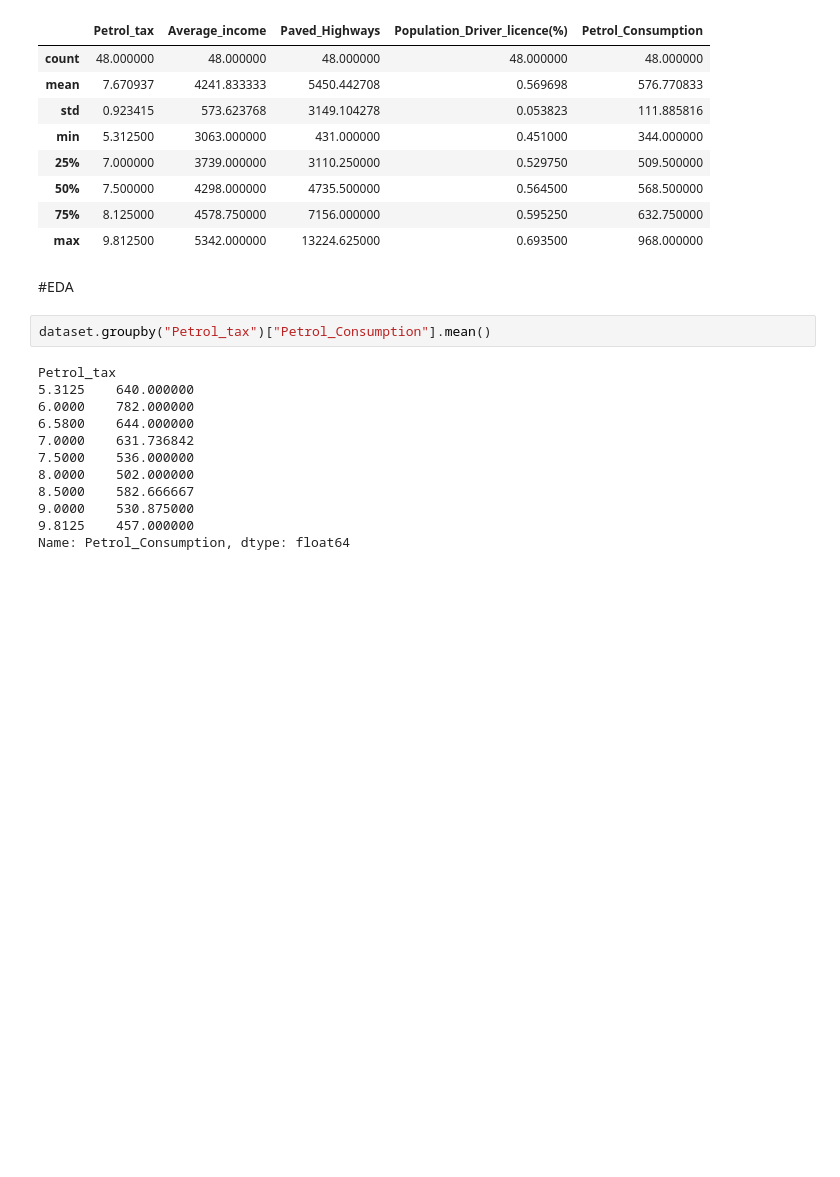
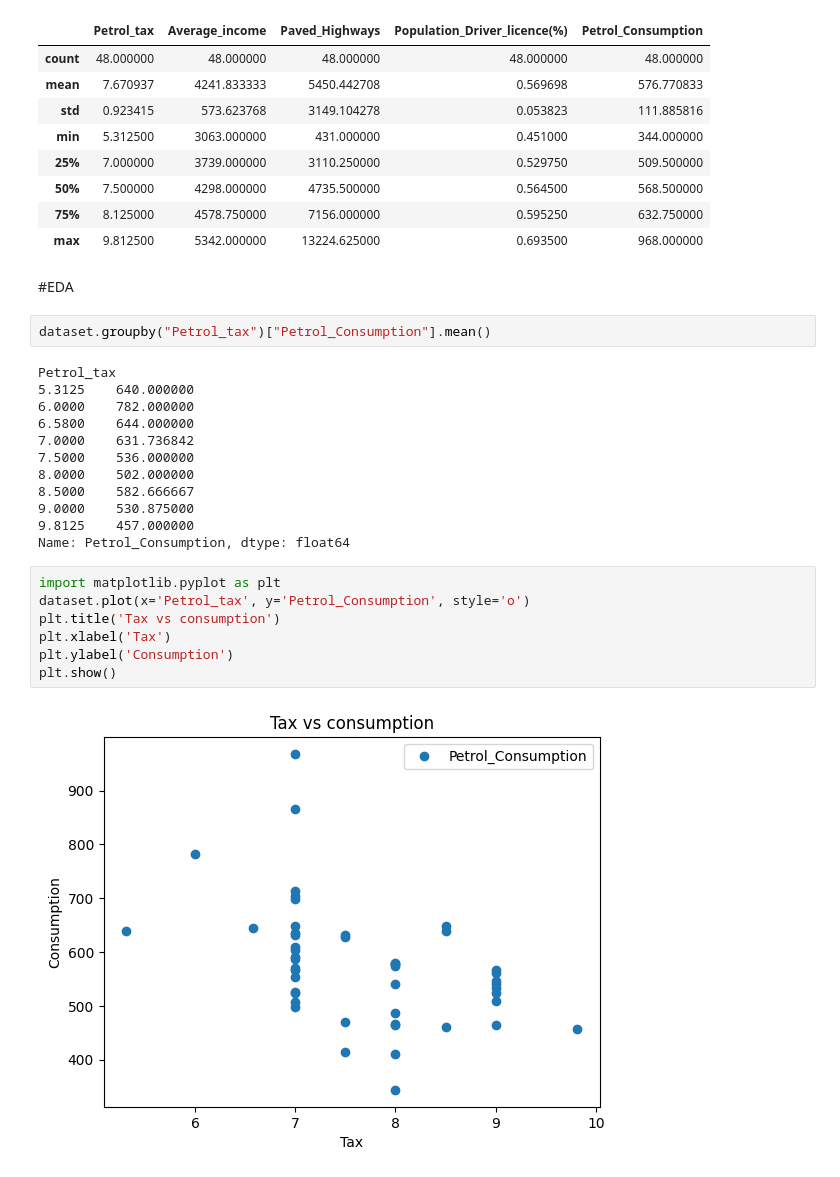
Before and after one commit to Prasanthsrinivas/petrol-consumption, a Jupyter notebook: Petrol_consumption.ipynb, the cells around one changed output. Saved outputs shown, nothing was run; the diff lists cells and outputs as text; blank space fills up the shorter version.

```diff
--- a/Petrol_consumption.ipynb
+++ b/Petrol_consumption.ipynb
@@ -128,3 +128,12 @@ Petrol_tax
 9.0000    530.875000
 9.8125    457.000000
 Name: Petrol_Consumption, dtype: float64
+# %%
+import matplotlib.pyplot as plt
+dataset.plot(x='Petrol_tax', y='Petrol_Consumption', style='o')
+plt.title('Tax vs consumption')
+plt.xlabel('Tax')
+plt.ylabel('Consumption')
+plt.show()
+# %% [output]
+[figure, added]
```
Also changed, not shown: parts of 18 cells of this notebook.
